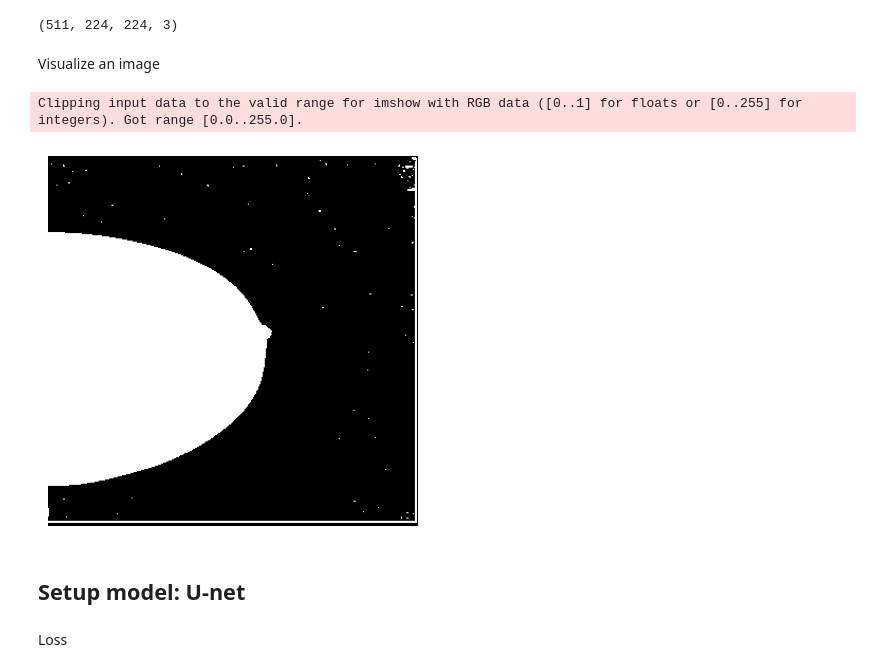
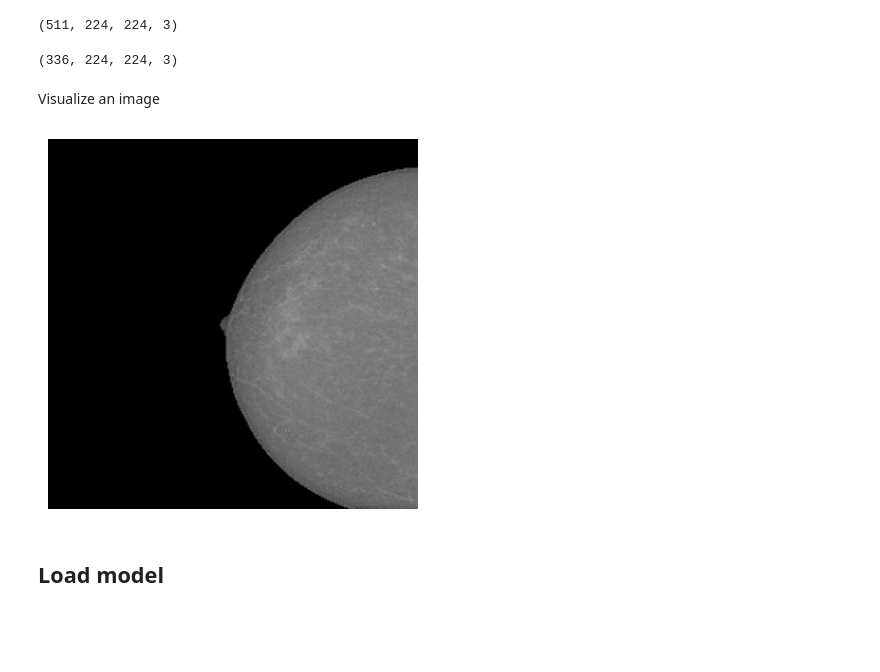
Before and after one commit to schreiberdk/lewagon-breast-cancer-project, a Jupyter notebook: notebooks/notebook_seg_preproc_AS.ipynb, the cells around one changed output. Cells and saved outputs as stored; diff of their text form; code cells hidden in the pictures; blank space fills up the shorter version.

```diff
--- a/notebooks/notebook_seg_preproc_AS.ipynb
+++ b/notebooks/notebook_seg_preproc_AS.ipynb
@@ -24,6 +32,8 @@ Define directories for dataset
 image_dir1 = "../raw_data/segmentation/first_dataset/TIFF"
 mask_dir1 = "../raw_data/segmentation/first_dataset/Mask"
 
+image_dir2 = "../raw_data/classification/test"
+
 IMG_SIZE = (224, 224)
 # %%
 VALID_IMAGE_EXTENSIONS = ('.jpg', '.jpeg', '.png', '.bmp', '.tif', '.tiff')
@@ -64,18 +102,33 @@ X, y = load_data(image_dir1, mask_dir1)
 X.shape
 # %% [output]
 (511, 224, 224, 3)
+# %%
+X_test = load_X(image_dir2)
+X_test.shape
+# %% [output]
+(336, 224, 224, 3)
 # %% [markdown]
 Visualize an image
 # %%
-sample_image_path = image_dir1 + "/IMG003.png"
+sample_image_path = image_dir2 + "/1/2489_57015221_png.rf.35100e4139158a64e5c05e48ba5e1add.jpg"
+sample_image_path2 = image_dir1 + "/IMG399.png"
 preproc = Preprocessor()
 
-sample_image = preproc.invert_if_black_on_white(img_to_array(Image.open(sample_image_path).resize((350, 350))))
+sample_image = Image.open(sample_image_path).resize((350, 350))
+sample_image2 = Image.open(sample_image_path).resize((350, 350))
+image_array = img_to_array(sample_image)
+image_array2 = img_to_array(sample_image2)
+
 plt.imshow(sample_image)
+
+inverted_img = ImageOps.invert(sample_image)
+
+plt.imshow(inverted_img)
+#print(image_array)
+
 plt.axis('off')  # Turn off the axes for a cleaner visualization
 plt.show()
 # %% [output]
-Clipping input data to the valid range for imshow with RGB data ([0..1] for floats or [0..255] for integers). Got range [0.0..255.0].
-[figure, old version]
+[figure, new version]
 # %% [markdown]
-## Setup model: U-net
+## Load model
@@ -187,2 +134,0 @@ def unet_model(input_size=(IMG_SIZE[0], IMG_SIZE[1], 3), dropout_rate=0.2):
-# %% [markdown]
-Loss
```
Also changed, not shown: parts of 23 cells of this notebook, 1 other file.
